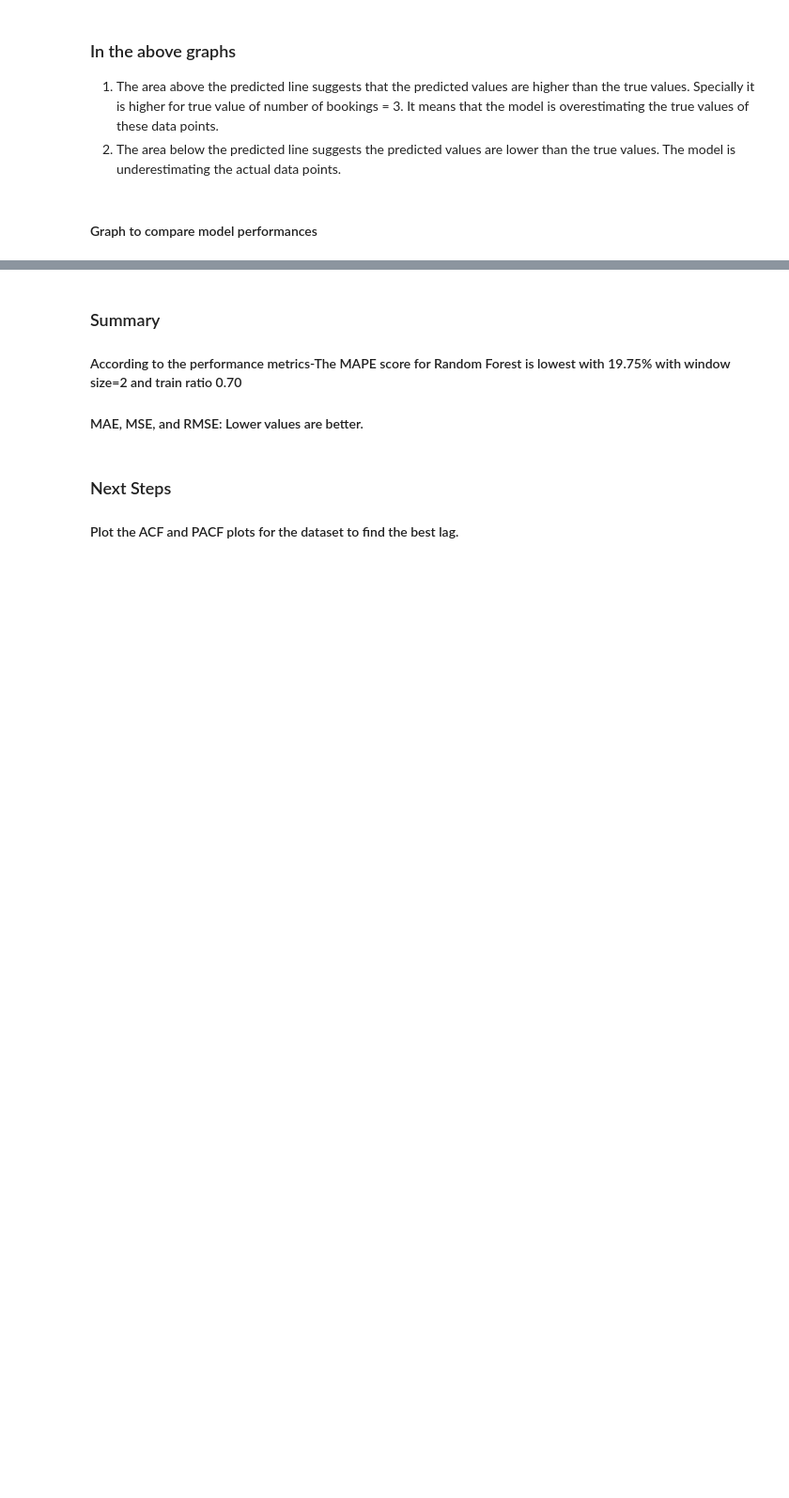
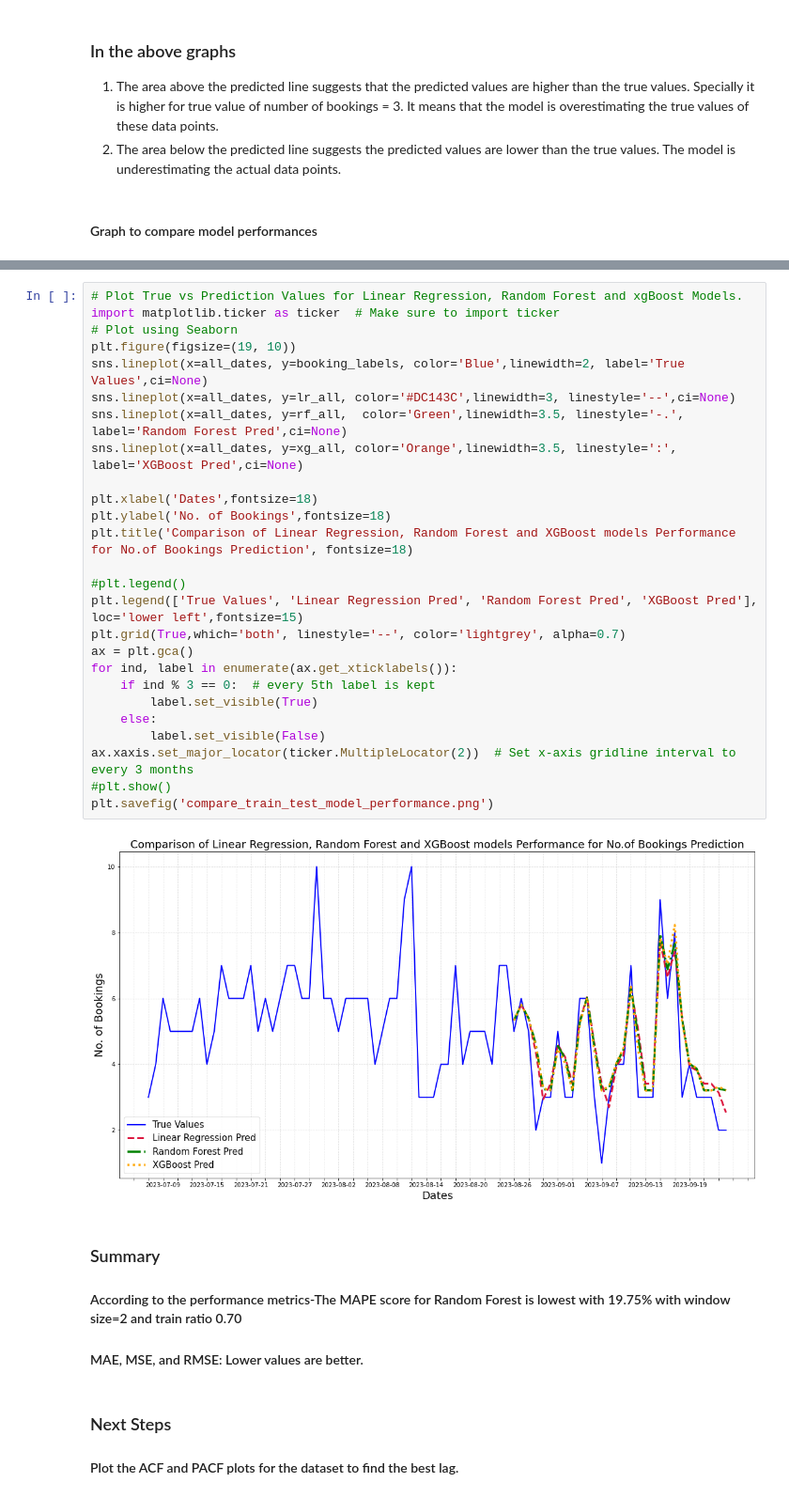
Before and after one commit to pri188/Springboard-Capstone-2--Campsite-Availibliity, a Jupyter notebook: spike_notebok- 3.ipynb, the cells around one changed output, grey strips where cells are left out. Shown: that part at 94% size. Saved outputs shown, nothing was run; the diff lists cells and outputs as text; blank space fills up the shorter version.

```diff
--- a/spike_notebok- 3.ipynb
+++ b/spike_notebok- 3.ipynb
@@ -281,3 +344,31 @@ For the above graph it suggests that almost all 3 models give a better performan
+# %%
+# Plot True vs Prediction Values for Linear Regression, Random Forest and xgBoost Models.
+import matplotlib.ticker as ticker  # Make sure to import ticker
+# Plot using Seaborn
+plt.figure(figsize=(19, 10))
+sns.lineplot(x=all_dates, y=booking_labels, color='Blue',linewidth=2, label='True Values',ci=None)
+sns.lineplot(x=all_dates, y=lr_all, color='#DC143C',linewidth=3, linestyle='--',ci=None)
+sns.lineplot(x=all_dates, y=rf_all,  color='Green',linewidth=3.5, linestyle='-.', label='Random Forest Pred',ci=None)
+sns.lineplot(x=all_dates, y=xg_all, color='Orange',linewidth=3.5, linestyle=':', label='XGBoost Pred',ci=None)
+
+plt.xlabel('Dates',fontsize=18)
+plt.ylabel('No. of Bookings',fontsize=18)
+plt.title('Comparison of Linear Regression, Random Forest and XGBoost models Performance for No.of Bookings Prediction', fontsize=18)
+
+#plt.legend()
+plt.legend(['True Values', 'Linear Regression Pred', 'Random Forest Pred', 'XGBoost Pred'], loc='lower left',fontsize=15)
+plt.grid(True,which='both', linestyle='--', color='lightgrey', alpha=0.7)
+ax = plt.gca()
+for ind, label in enumerate(ax.get_xticklabels()):
+    if ind % 3 == 0:  # every 5th label is kept
+        label.set_visible(True)
+    else:
+        label.set_visible(False)
+ax.xaxis.set_major_locator(ticker.MultipleLocator(2))  # Set x-axis gridline interval to every 3 months
+#plt.show()
+plt.savefig('compare_train_test_model_performance.png')
+# %% [output]
+[figure, added]
 # %% [markdown]
 ### Summary
 #### According to the performance metrics-The MAPE score for Random Forest is lowest with 19.75% with window size=2 and train ratio 0.70
```
Also changed, not shown: parts of 8 cells of this notebook.
